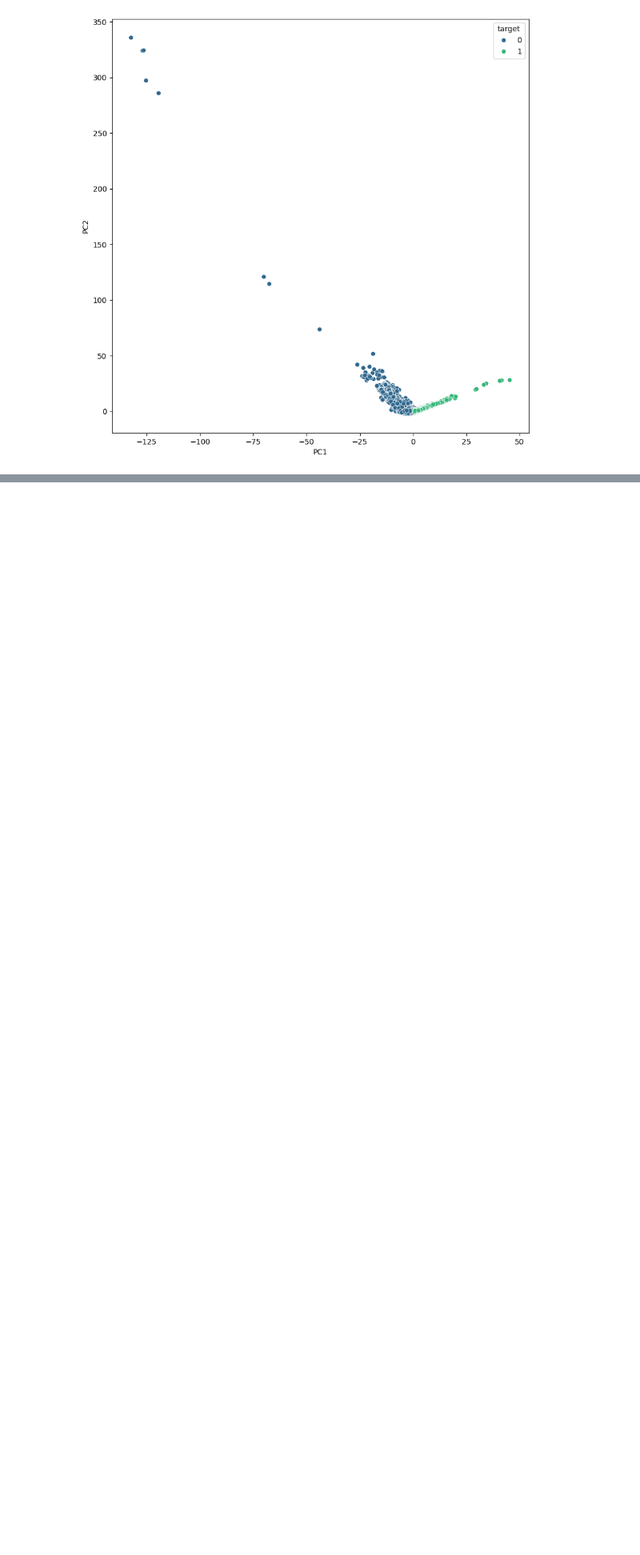
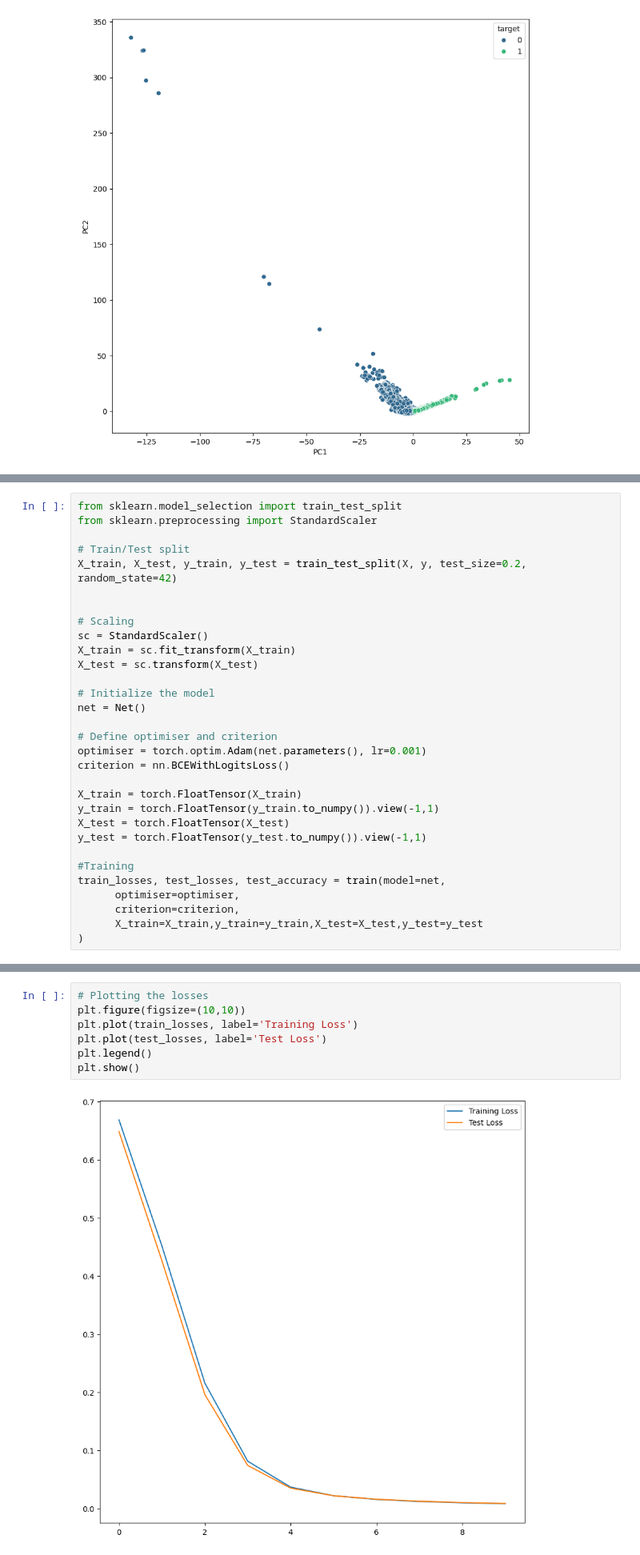
Before and after one commit to gerryfrank10/AI2025, a Jupyter notebook: DPA_PHISHING_URL.ipynb, the cells around one changed output, grey strips where cells are left out. Shown at 80% size. Saved outputs shown, nothing was run; the diff lists cells and outputs as text; blank space fills up the shorter version.

```diff
--- a/DPA_PHISHING_URL.ipynb
+++ b/DPA_PHISHING_URL.ipynb
@@ -331,0 +401,31 @@ sns.scatterplot(data=pca_df, x='PC1', y='PC2', hue='target', palette='viridis')
+# %%
+from sklearn.model_selection import train_test_split
+from sklearn.preprocessing import StandardScaler
+
+# Train/Test split
+X_train, X_test, y_train, y_test = train_test_split(X, y, test_size=0.2, random_state=42)
+
+
+# Scaling
+sc = StandardScaler()
+X_train = sc.fit_transform(X_train)
+X_test = sc.transform(X_test)
+
+# Initialize the model
+net = Net()
+
+# Define optimiser and criterion
+optimiser = torch.optim.Adam(net.parameters(), lr=0.001)
+criterion = nn.BCEWithLogitsLoss()
+
+X_train = torch.FloatTensor(X_train)
+y_train = torch.FloatTensor(y_train.to_numpy()).view(-1,1)
+X_test = torch.FloatTensor(X_test)
+y_test = torch.FloatTensor(y_test.to_numpy()).view(-1,1)
+
+#Training
+train_losses, test_losses, test_accuracy = train(model=net,
+      optimiser=optimiser,
+      criterion=criterion,
+      X_train=X_train,y_train=y_train,X_test=X_test,y_test=y_test
+)
@@ -331,0 +443,9 @@ sns.scatterplot(data=pca_df, x='PC1', y='PC2', hue='target', palette='viridis')
+# %%
+# Plotting the losses
+plt.figure(figsize=(10,10))
+plt.plot(train_losses, label='Training Loss')
+plt.plot(test_losses, label='Test Loss')
+plt.legend()
+plt.show()
+# %% [output]
+[figure, added]
```
Also changed, not shown: parts of 9 cells of this notebook.
